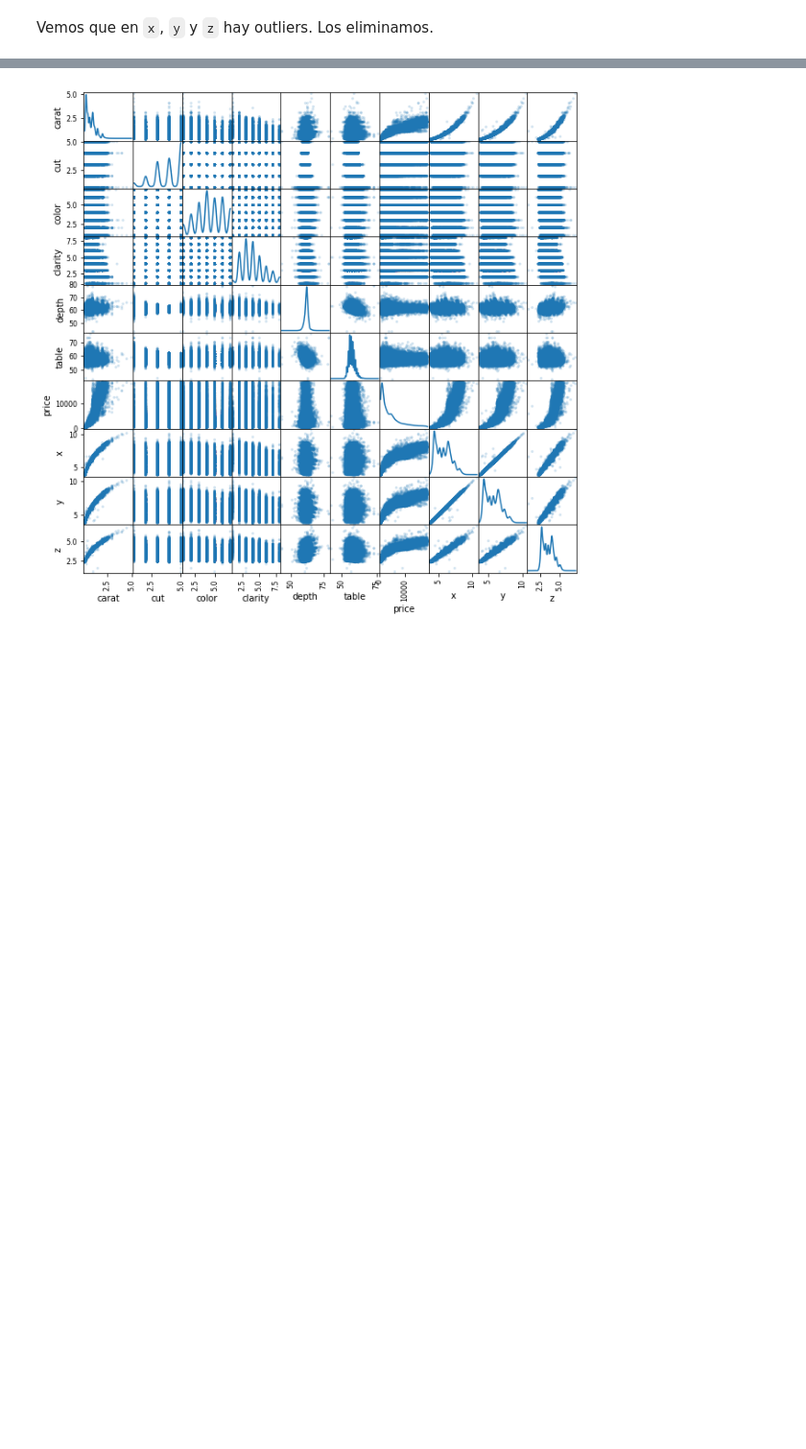
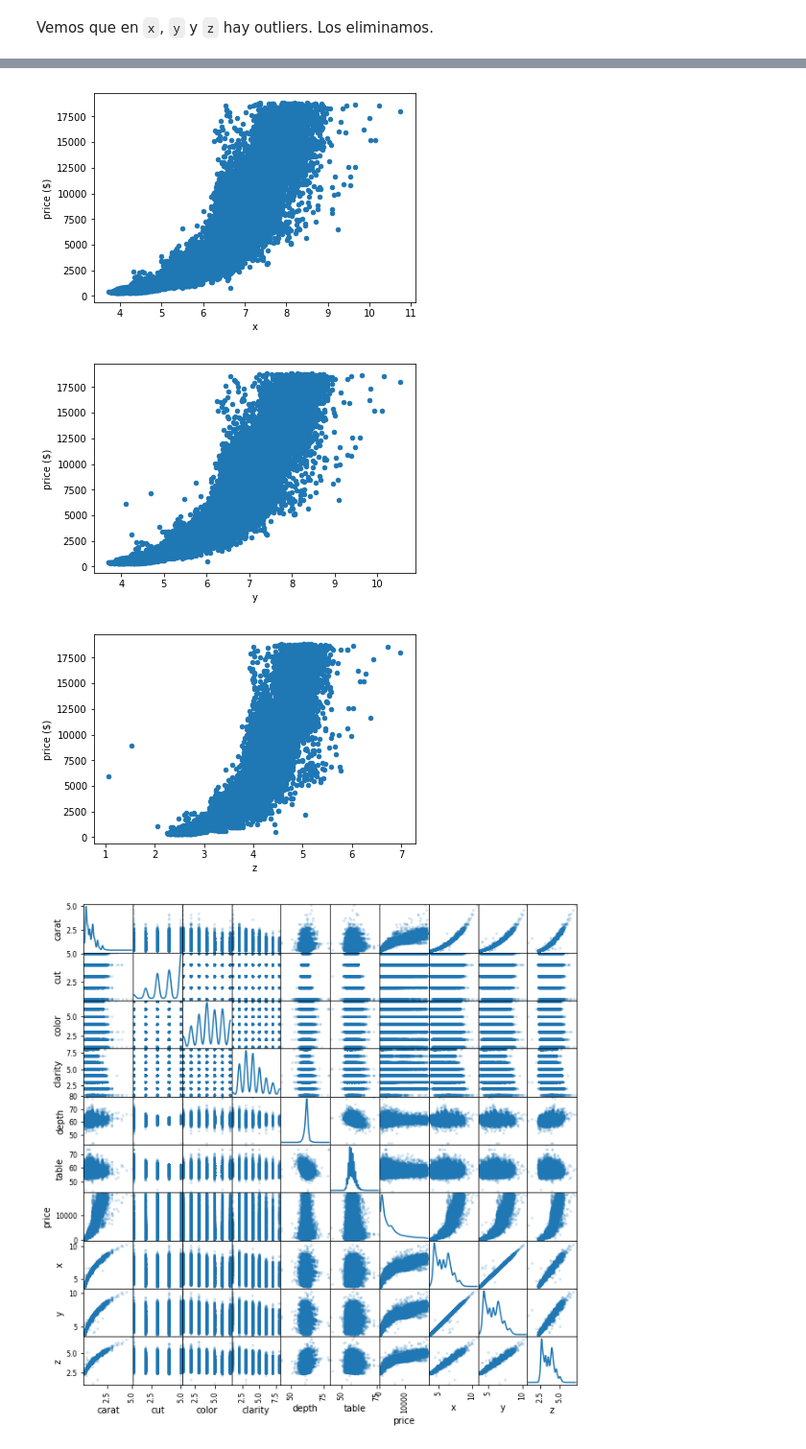
Before and after one commit to unaiherran/mod-machine-learning, a Jupyter notebook: diamonds_regresion.ipynb, the cells around one changed output, grey strips where cells are left out. Shown at 96% size. Saved outputs shown, nothing was run; the diff lists cells and outputs as text; code cells hidden in the pictures; blank space fills up the shorter version.

```diff
--- a/diamonds_regresion.ipynb
+++ b/diamonds_regresion.ipynb
@@ -156,3 +156,11 @@ print(data.shape)
+# %%
+scatter('x')
+scatter('y')
+scatter('z')
+# %% [output]
+[figure, added]
+[figure, added]
+[figure, added]
 # %%
 pd.plotting.scatter_matrix(data, alpha=0.2, figsize=(10, 10), diagonal = 'kde')
 plt.show()
```
Also changed, not shown: parts of 17 cells of this notebook, 2 other files.
